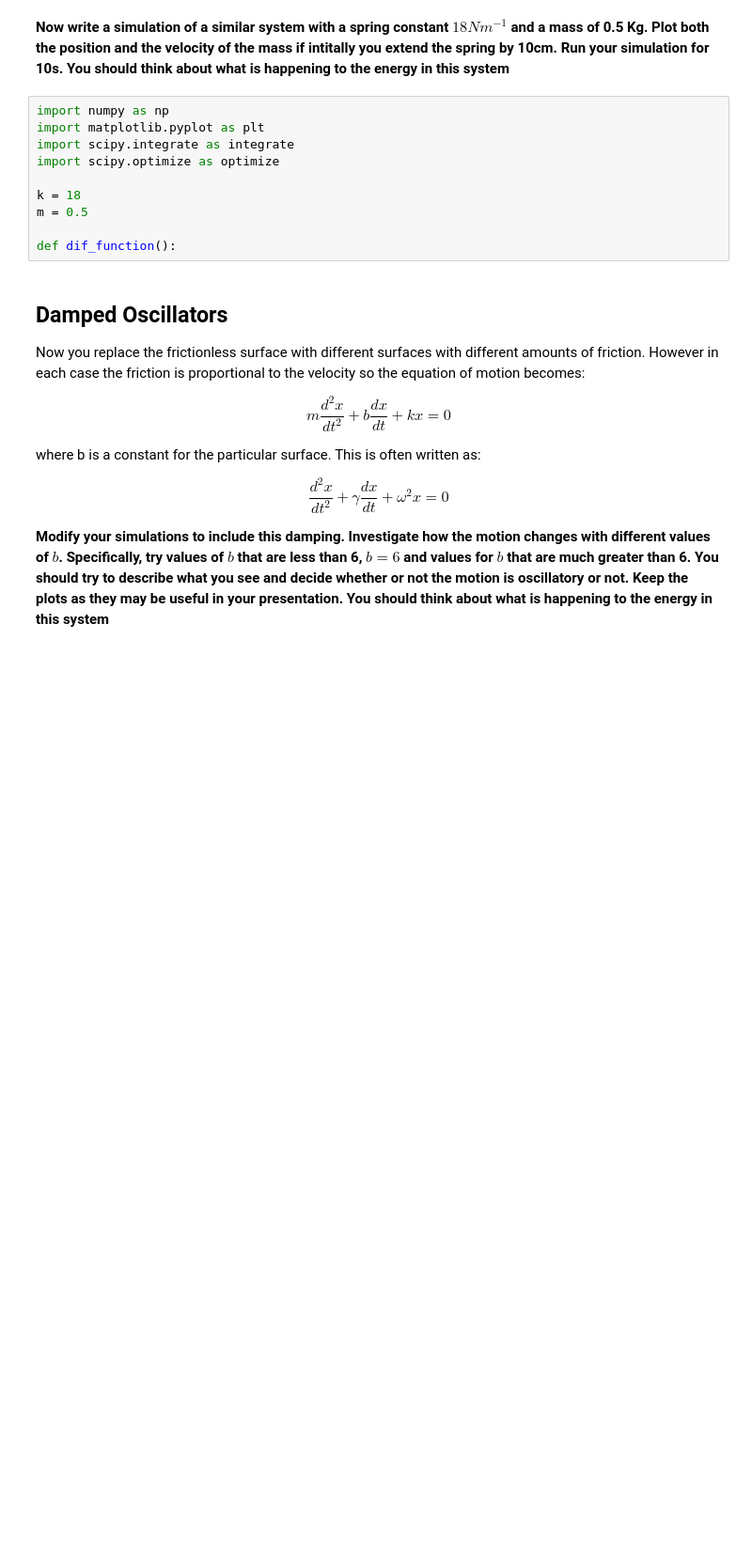
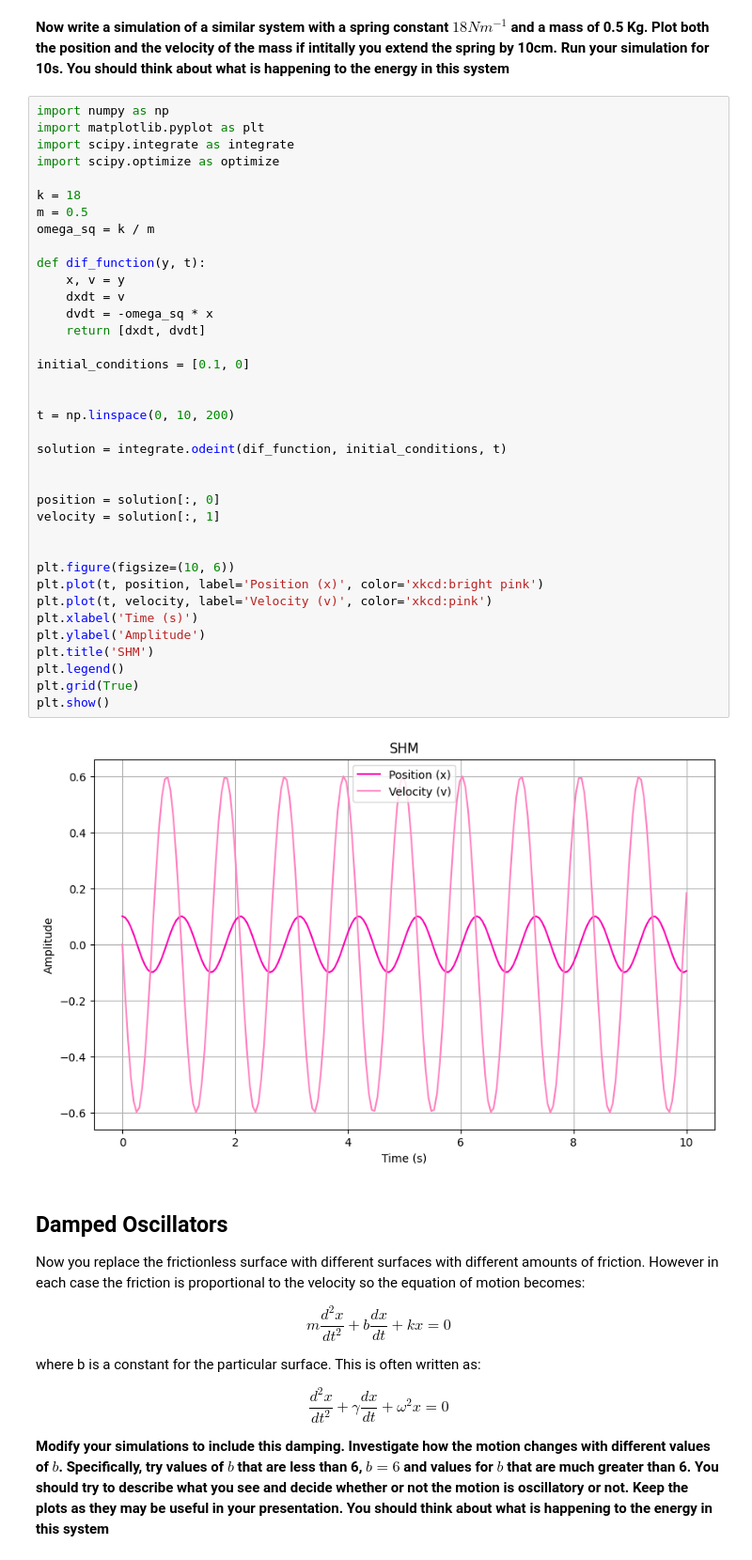
Before and after one commit to vikivitkova/B.O.B, a Jupyter notebook: notebooks/SHM1.ipynb, the cells around one changed output. Shown at 94% size. Cells and saved outputs as stored; diff of their text form; blank space fills up the shorter version.

```diff
--- a/notebooks/SHM1.ipynb
+++ b/notebooks/SHM1.ipynb
@@ -33,16 +33,45 @@ $$\frac{dx}{dt} = v$$
 $$\frac{dv}{dt} = -\omega^2 x$$
 # %% [markdown]
 **Now write a simulation of a similar system with a spring constant $18Nm^{-1}$ and a mass of 0.5 Kg. Plot both the position and the velocity of the mass if intitally you extend the spring by 10cm. Run your simulation for 10s. You should think about what is happening to the energy in this system**
-# %%
-import numpy as np
-import matplotlib.pyplot as plt
-import scipy.integrate as integrate
-import scipy.optimize as optimize
-
-k = 18
-m = 0.5
-
-def dif_function():
+# %%
+import numpy as np
+import matplotlib.pyplot as plt
+import scipy.integrate as integrate
+import scipy.optimize as optimize
+
+k = 18
+m = 0.5
+omega_sq = k / m
+
+def dif_function(y, t):
+    x, v = y
+    dxdt = v
+    dvdt = -omega_sq * x
+    return [dxdt, dvdt]
+
+initial_conditions = [0.1, 0]
+
+
+t = np.linspace(0, 10, 200)
+
+solution = integrate.odeint(dif_function, initial_conditions, t)
+
+
+position = solution[:, 0]
+velocity = solution[:, 1]
+
+
+plt.figure(figsize=(10, 6))
+plt.plot(t, position, label='Position (x)', color='xkcd:bright pink')
+plt.plot(t, velocity, label='Velocity (v)', color='xkcd:pink')
+plt.xlabel('Time (s)')
+plt.ylabel('Amplitude')
+plt.title('SHM')
+plt.legend()
+plt.grid(True)
+plt.show()
+# %% [output]
+[figure, added]
 # %% [markdown]
 ## Damped Oscillators
 Now you replace the frictionless surface with different surfaces with different amounts of friction. However in each case the friction is proportional to the velocity so the equation of motion becomes:
```
Also changed, not shown: parts of 4 cells of this notebook.
